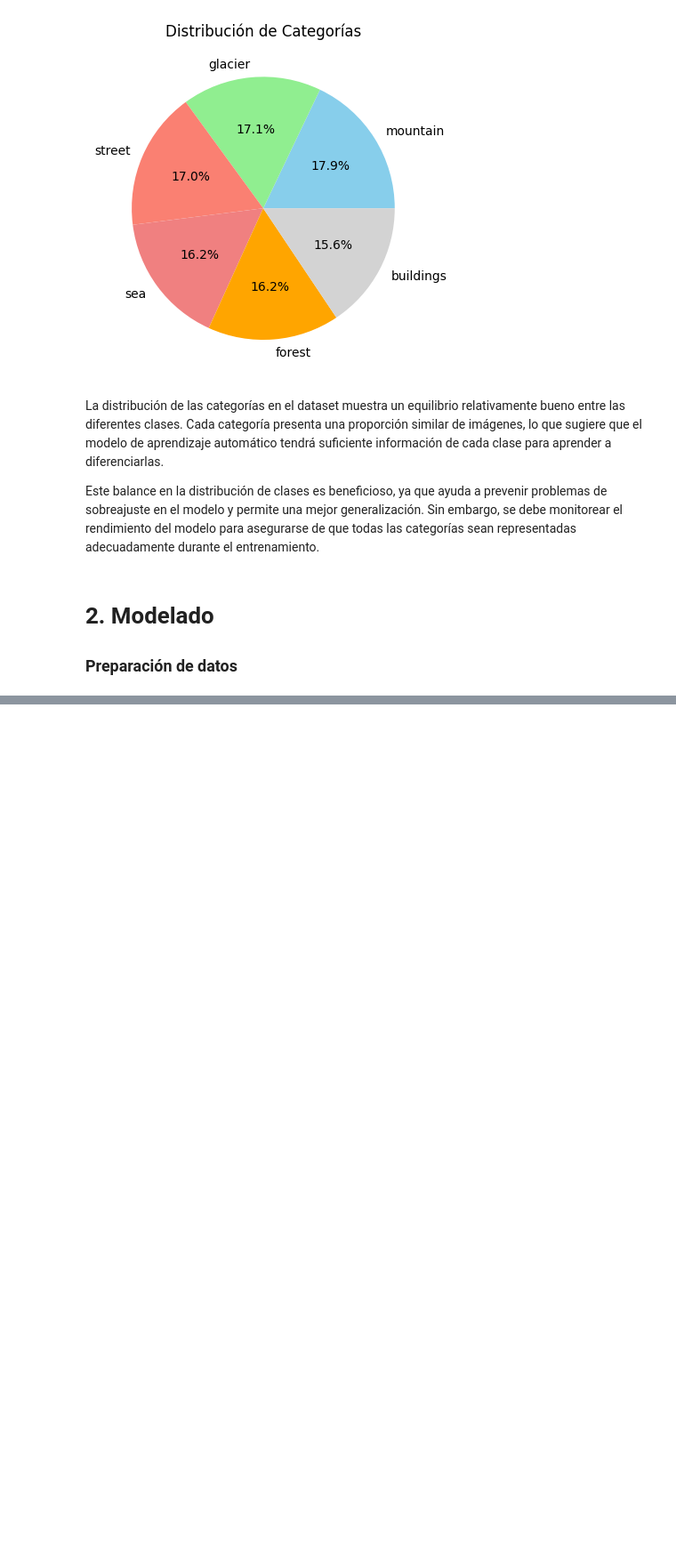
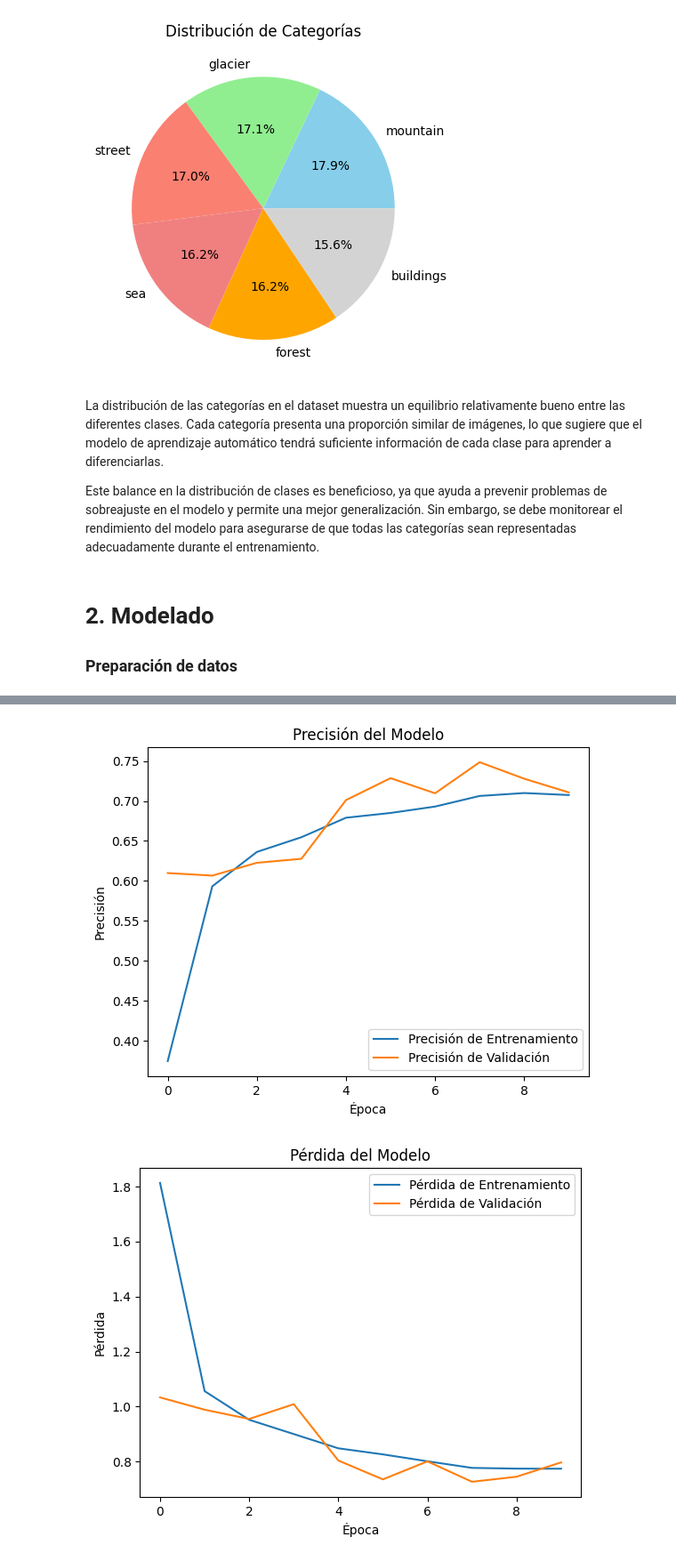
Before and after one commit to joaquinoldani/tp-ml-2, a Jupyter notebook: tp2_places.ipynb, the cells around one changed output, grey strips where cells are left out. Shown at 89% size. Cells and saved outputs as stored; diff of their text form; code cells hidden in the pictures; blank space fills up the shorter version.

```diff
--- a/tp2_places.ipynb
+++ b/tp2_places.ipynb
@@ -114,0 +316,9 @@ validation_generator = datagen.flow_from_directory(
+# %%
+# Entrenamiento del modelo
+history = modelConvolucional.fit(
+    train_generator,
+    steps_per_epoch=len(train_generator),
+    validation_data=validation_generator,
+    validation_steps=len(validation_generator),
+    epochs=10
+)
@@ -114,0 +353,20 @@ validation_generator = datagen.flow_from_directory(
+# %%
+# Graficar la precisión y la pérdida
+plt.plot(history.history['accuracy'], label='Precisión de Entrenamiento')
+plt.plot(history.history['val_accuracy'], label='Precisión de Validación')
+plt.title('Precisión del Modelo')
+plt.ylabel('Precisión')
+plt.xlabel('Época')
+plt.legend()
+plt.show()
+
+plt.plot(history.history['loss'], label='Pérdida de Entrenamiento')
+plt.plot(history.history['val_loss'], label='Pérdida de Validación')
+plt.title('Pérdida del Modelo')
+plt.ylabel('Pérdida')
+plt.xlabel('Época')
+plt.legend()
+plt.show()
+# %% [output]
+[figure, added]
+[figure, added]
```
Also changed, not shown: parts of 13 cells of this notebook.
